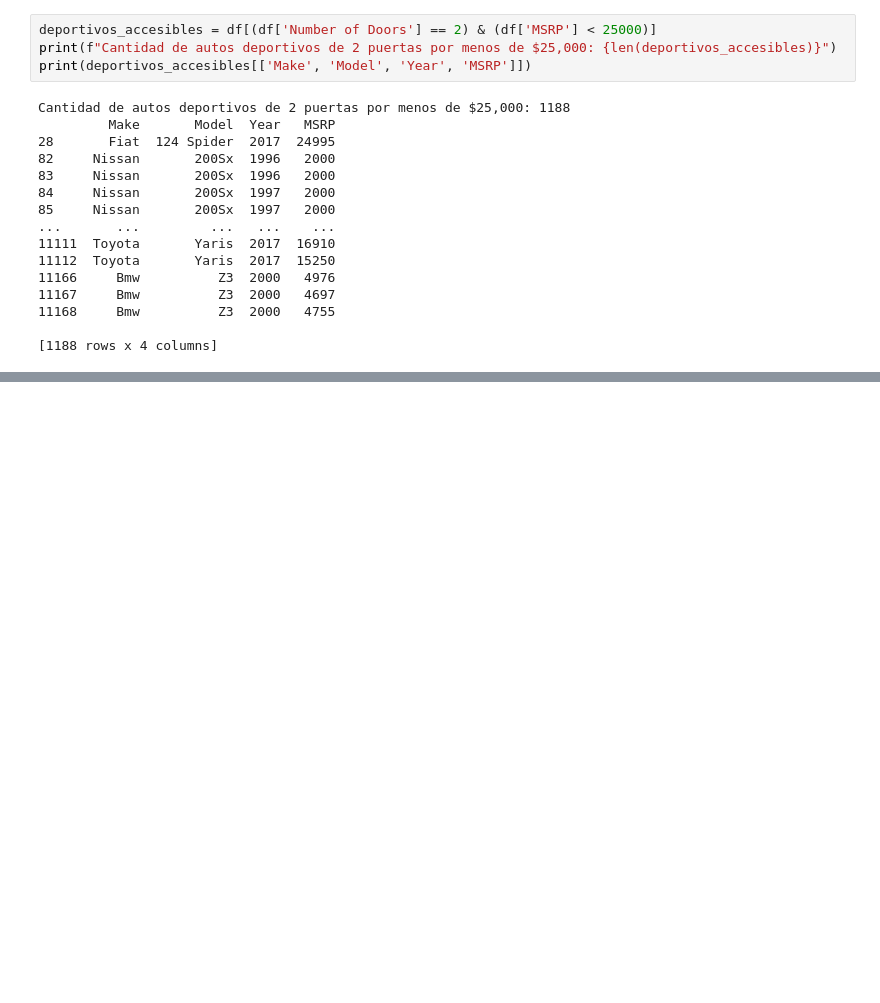
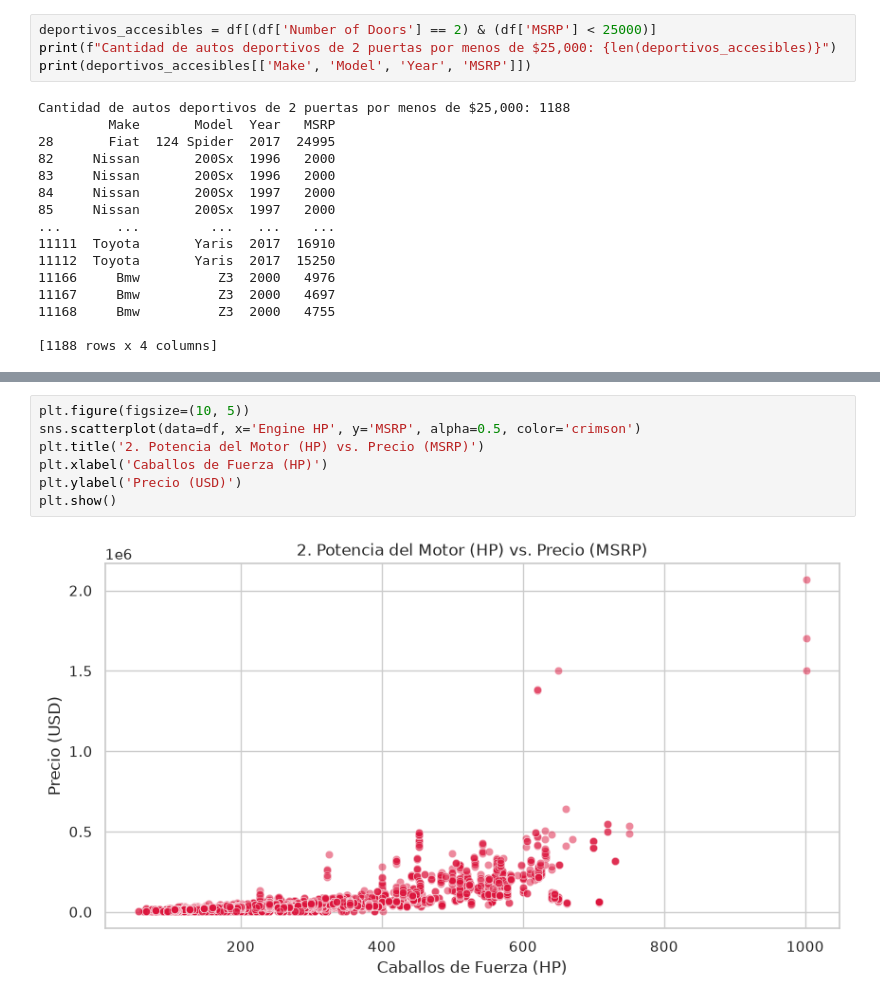
Before and after one commit to JuanPrieto16/proyecto_carros_proga2, a Jupyter notebook: cuadernos/exploracion_samuel.ipynb, the cells around one changed output, grey strips where cells are left out. Drawn from its saved outputs; the diff is of its cells as text; blank space fills up the shorter version.

```diff
--- a/cuadernos/exploracion_samuel.ipynb
+++ b/cuadernos/exploracion_samuel.ipynb
@@ -209,0 +225,9 @@ Cantidad de autos deportivos de 2 puertas por menos de $25,000: 1188
+# %%
+plt.figure(figsize=(10, 5))
+sns.scatterplot(data=df, x='Engine HP', y='MSRP', alpha=0.5, color='crimson')
+plt.title('2. Potencia del Motor (HP) vs. Precio (MSRP)')
+plt.xlabel('Caballos de Fuerza (HP)')
+plt.ylabel('Precio (USD)')
+plt.show()
+# %% [output]
+[figure, added]
```
Also changed, not shown: parts of 5 cells of this notebook, 1 other file.
